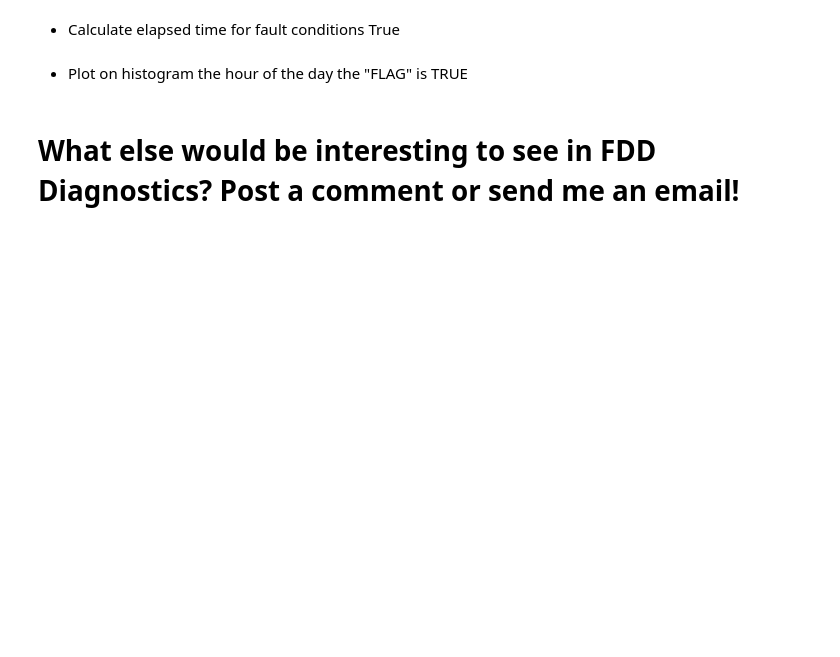
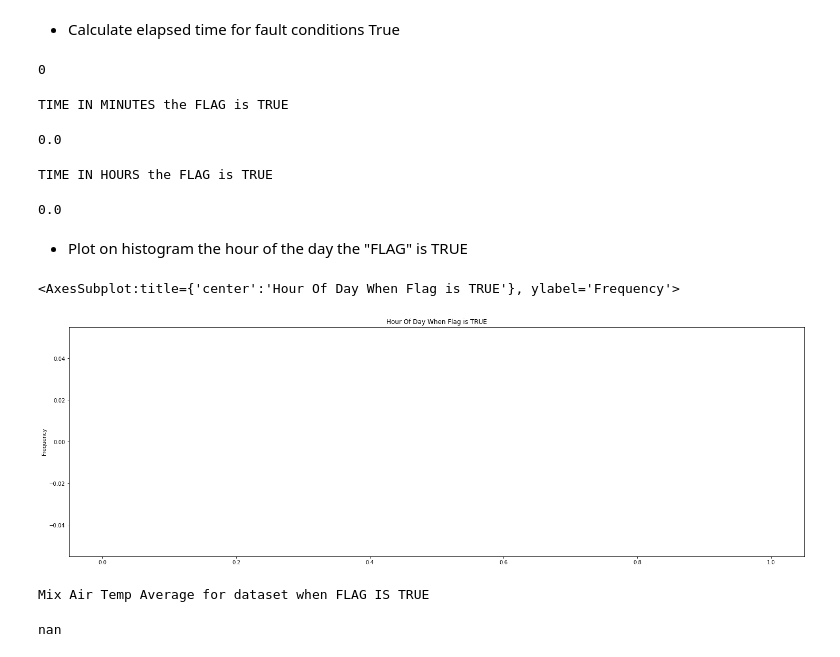
Before and after one commit to spillz-dxb/my-weekend-fdd-hobby, a Jupyter notebook: fc2_mix_air_temp.ipynb, the cells around one changed output. Cells and saved outputs as stored; diff of their text form; code cells hidden in the pictures; blank space fills up the shorter version.

```diff
--- a/fc2_mix_air_temp.ipynb
+++ b/fc2_mix_air_temp.ipynb
@@ -228,6 +328,6 @@ percent_false
 # %%
-fc1_dataset_copy = fc1_dataset.copy()
+fc2_dataset_copy = rtu_temps_avg.copy()
 
 
 #filter dataset for when "FLAG" is True
-fc1_dataset_copy = fc1_dataset_copy[fc1_dataset_copy.fc1_flag == 1]
+fc2_dataset_copy = fc2_dataset_copy[fc2_dataset_copy.fc2_flag == 1]
@@ -236,22 +334,36 @@ fc1_dataset_copy.fc1_flag.sum()
+# %%
+fc2_dataset_copy.fc2_flag.sum()
+# %% [output]
+0
 # %%
-fc1_dataset_copy['time_td'] = fc1_dataset_copy.index.to_series().diff().astype('timedelta64[m]')
+fc2_dataset_copy['time_td'] = fc2_dataset_copy.index.to_series().diff().astype('timedelta64[m]')
 # %%
 print("TIME IN MINUTES the FLAG is TRUE")
 
-fc1_dataset_copy.time_td.sum()
+fc2_dataset_copy.time_td.sum()
+# %% [output]
+TIME IN MINUTES the FLAG is TRUE
+0.0
 # %%
 print("TIME IN HOURS the FLAG is TRUE")
 
-fc1_dataset_copy.time_td.sum() / 60
+fc2_dataset_copy.time_td.sum() / 60
+# %% [output]
+TIME IN HOURS the FLAG is TRUE
+0.0
 # %% [markdown]
 * Plot on histogram the hour of the day the "FLAG" is TRUE
 # %%
-fc1_dataset_copy['hour_of_the_day'] = fc1_dataset_copy.index.hour
+fc2_dataset_copy['hour_of_the_day'] = fc2_dataset_copy.index.hour
 
-fc1_dataset_copy.hour_of_the_day.plot.hist(title='Hour Of Day When Flag is TRUE',figsize=(25,8))
+fc2_dataset_copy.hour_of_the_day.plot.hist(title='Hour Of Day When Flag is TRUE',figsize=(25,8))
+# %% [output]
+<AxesSubplot:title={'center':'Hour Of Day When Flag is TRUE'}, ylabel='Frequency'>
+[figure, added]
 # %%
-print("Duct Pressure Average for dataset when FLAG IS TRUE")
+print("Mix Air Temp Average for dataset when FLAG IS TRUE")
 
-fc1_dataset_copy.duct_static.mean()
+fc2_dataset_copy.mat.mean()
+# %% [output]
+Mix Air Temp Average for dataset when FLAG IS TRUE
+nan
-# %% [markdown]
-# What else would be interesting to see in FDD Diagnostics? Post a comment or send me an email!
```
Also changed, not shown: parts of 35 cells of this notebook.
